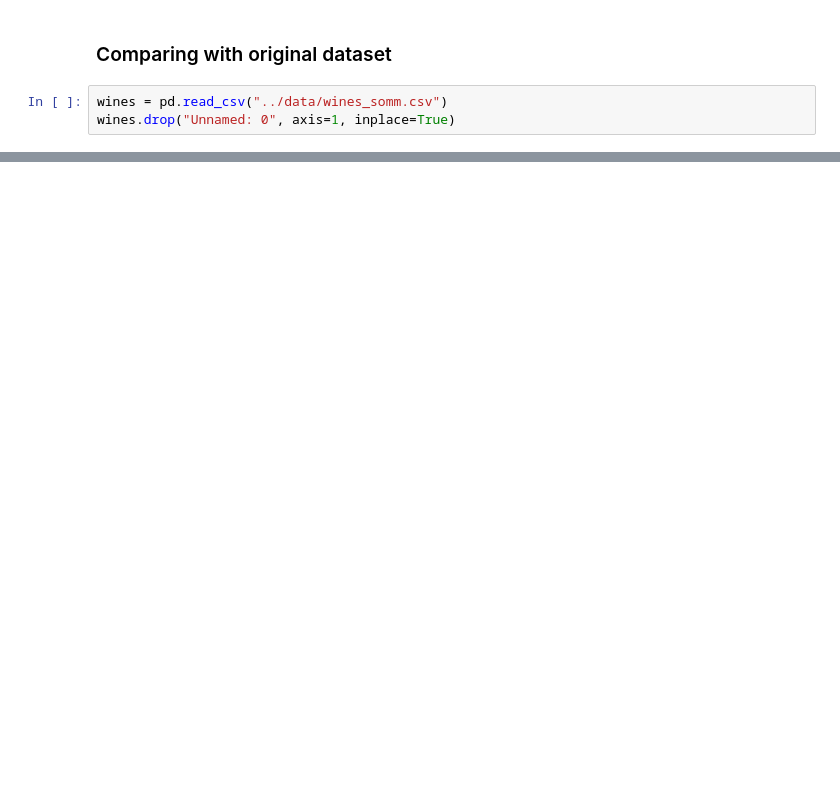
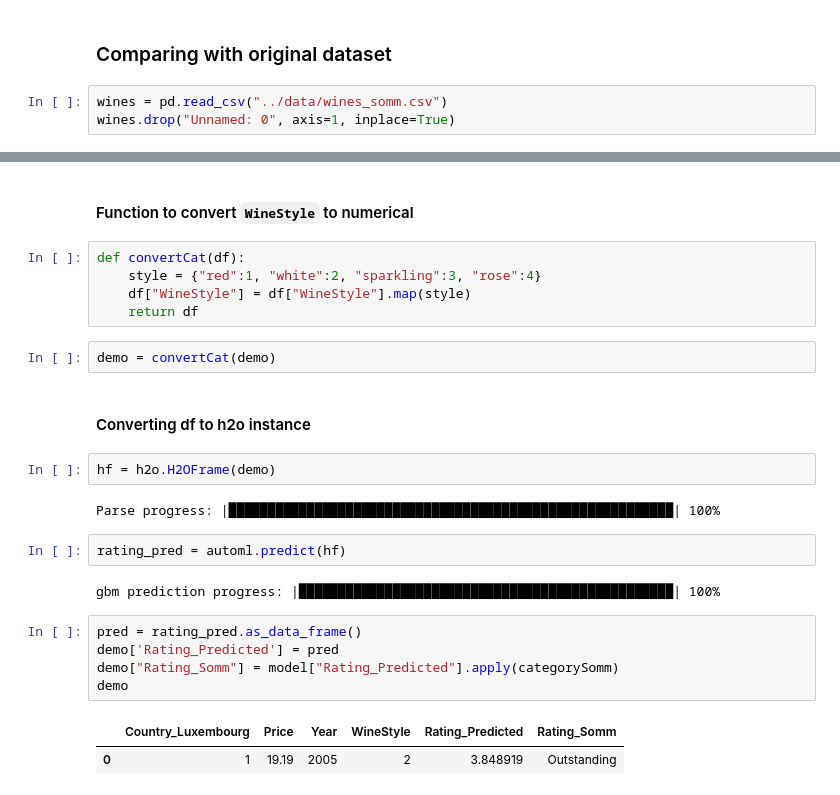
Before and after one commit to angelagomezf/final-project, a Jupyter notebook: code/3_h2o.ipynb, the cells around one changed output, grey strips where cells are left out. Saved outputs shown, nothing was run; the diff lists cells and outputs as text; blank space fills up the shorter version.

```diff
--- a/code/3_h2o.ipynb
+++ b/code/3_h2o.ipynb
@@ -152,0 +186,27 @@ Name: Rating_Somm, dtype: int64
+# %% [markdown]
+#### Function to convert ``WineStyle`` to numerical
+# %%
+def convertCat(df):
+    style = {"red":1, "white":2, "sparkling":3, "rose":4}
+    df["WineStyle"] = df["WineStyle"].map(style)
+    return df
+# %%
+demo = convertCat(demo)
+# %% [markdown]
+#### Converting df to h2o instance
+# %%
+hf = h2o.H2OFrame(demo)
+# %% [output]
+Parse progress: |█████████████████████████████████████████████████████████| 100%
+# %%
+rating_pred = automl.predict(hf)
+# %% [output]
+gbm prediction progress: |████████████████████████████████████████████████| 100%
+# %%
+pred = rating_pred.as_data_frame()
+demo['Rating_Predicted'] = pred
+demo["Rating_Somm"] = model["Rating_Predicted"].apply(categorySomm)
+demo
+# %% [output]
+|  | Country_Luxembourg | Price | Year | WineStyle | Rating_Predicted | Rating_Somm |
+| 0 | 1 | 19.19 | 2005 | 2 | 3.848919 | Outstanding |
```
Also changed, not shown: parts of 21 cells of this notebook, 17 other files.
